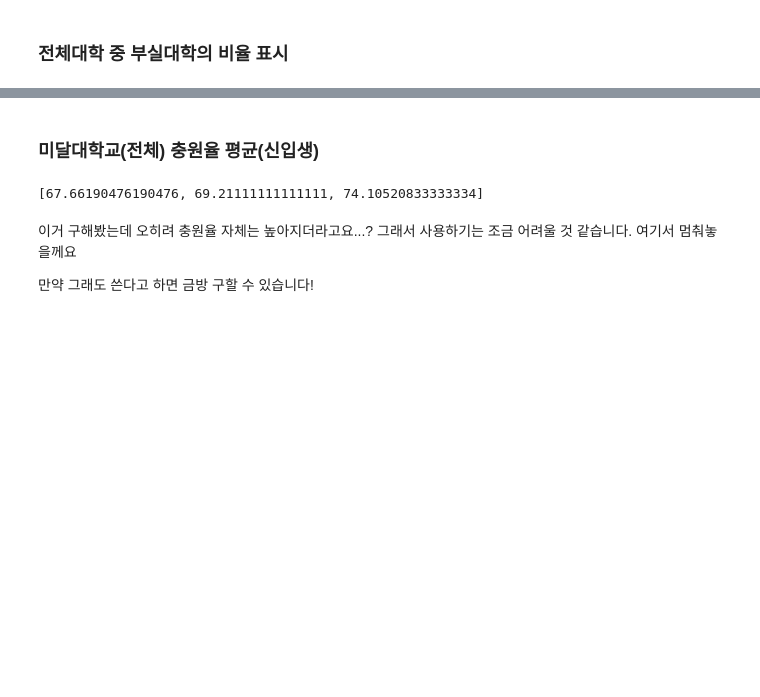
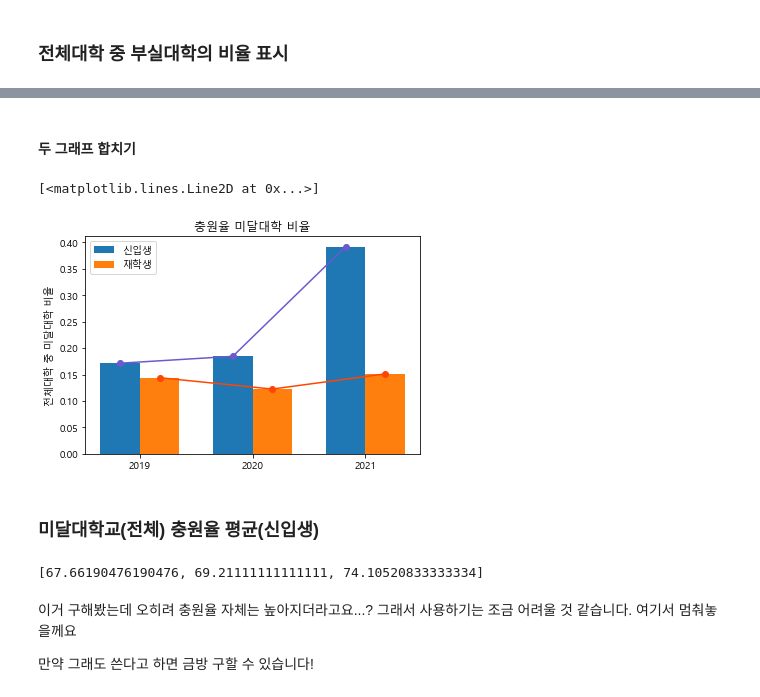
Before and after one commit to JngMkk/MLP_4_Project, a Jupyter notebook: jm_data/visualization.ipynb, the cells around one changed output, grey strips where cells are left out. Drawn from its saved outputs; the diff is of its cells as text; code cells hidden in the pictures; blank space fills up the shorter version.

```diff
--- a/jm_data/visualization.ipynb
+++ b/jm_data/visualization.ipynb
@@ -30,3 +68,17 @@ plt.legend(loc='best')
+# %% [markdown]
+####  두 그래프 합치기
+# %%
+plt.ylabel('전체대학 중 미달대학 비율')
+plt.xticks(ticks = [2019, 2020, 2021])
+plt.title('충원율 미달대학 비율')
+plt.bar(rate_df.index - width/2, f_man_list, width, label='신입생')
+plt.bar(rate_df.index + width/2, not_f_man_list, width, label='재학생')
+plt.legend()
+plt.plot(rate_df.index - width/2, f_man_list, color = 'slateblue', marker='o')
+plt.plot(rate_df.index + width/2, not_f_man_list, color = 'orangered', marker='o')
+# %% [output]
+[<matplotlib.lines.Line2D at 0x...>]
+[figure, added]
 # %% [markdown]
 ### 미달대학교(전체) 충원율 평균(신입생)
 # %%
```
Also changed, not shown: parts of 5 cells of this notebook, 1 other file.
